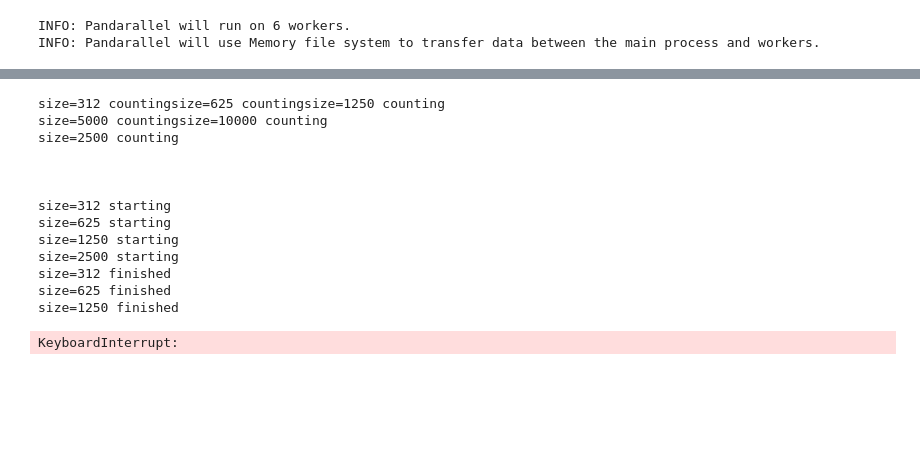
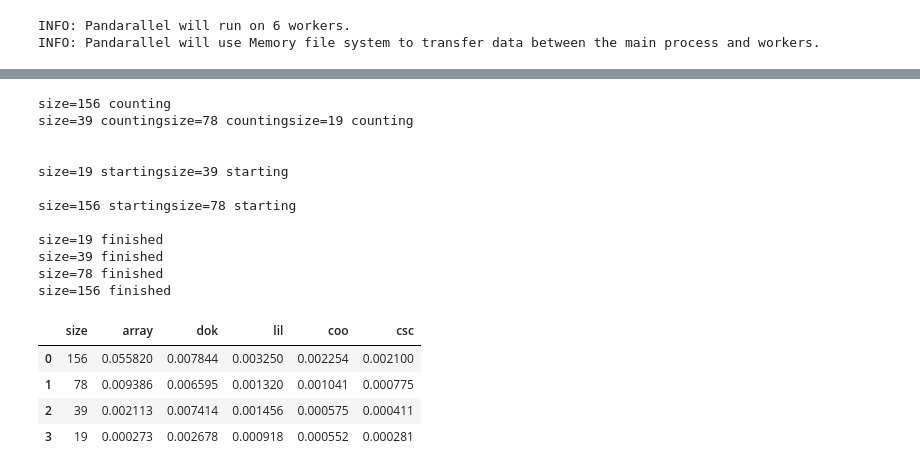
Before and after one commit to ManSmooth/SE481, a Jupyter notebook: assignments/481-02/assignment.ipynb, the cells around one changed output, grey strips where cells are left out. Cells and saved outputs as stored; diff of their text form; code cells hidden in the pictures; blank space fills up the shorter version.

```diff
--- a/assignments/481-02/assignment.ipynb
+++ b/assignments/481-02/assignment.ipynb
@@ -83,17 +126,24 @@ perf_df
-# %%
-perf_df.join(perf_df["size"].parallel_apply(lambda x: benchmark(x)))
-# %% [output]
-size=312 countingsize=625 countingsize=1250 counting
-size=5000 countingsize=10000 counting
-size=2500 counting
-
-
-
-size=312 starting
-size=625 starting
-size=1250 starting
-size=2500 starting
-size=312 finished
-size=625 finished
-size=1250 finished
-KeyboardInterrupt:
+# %%
+sizes_extend = [len(descriptions) // 2 ** n for n in range(6, 10)]
+
+perf_df_extend = pd.DataFrame(sizes_extend, columns=["size"])
+perf_df_extend = perf_df_extend.join(perf_df_extend["size"].parallel_apply(lambda x: benchmark(x)))
+perf_df_extend
+# %% [output]
+size=156 counting
+size=39 countingsize=78 countingsize=19 counting
+
+
+size=19 startingsize=39 starting
+
+size=156 startingsize=78 starting
+
+size=19 finished
+size=39 finished
+size=78 finished
+size=156 finished
+|  | size | array | dok | lil | coo | csc |
+| 0 | 156 | 0.055820 | 0.007844 | 0.003250 | 0.002254 | 0.002100 |
+| 1 | 78 | 0.009386 | 0.006595 | 0.001320 | 0.001041 | 0.000775 |
+| 2 | 39 | 0.002113 | 0.007414 | 0.001456 | 0.000575 | 0.000411 |
+| 3 | 19 | 0.000273 | 0.002678 | 0.000918 | 0.000552 | 0.000281 |
```
Also changed, not shown: parts of 5 cells of this notebook.
